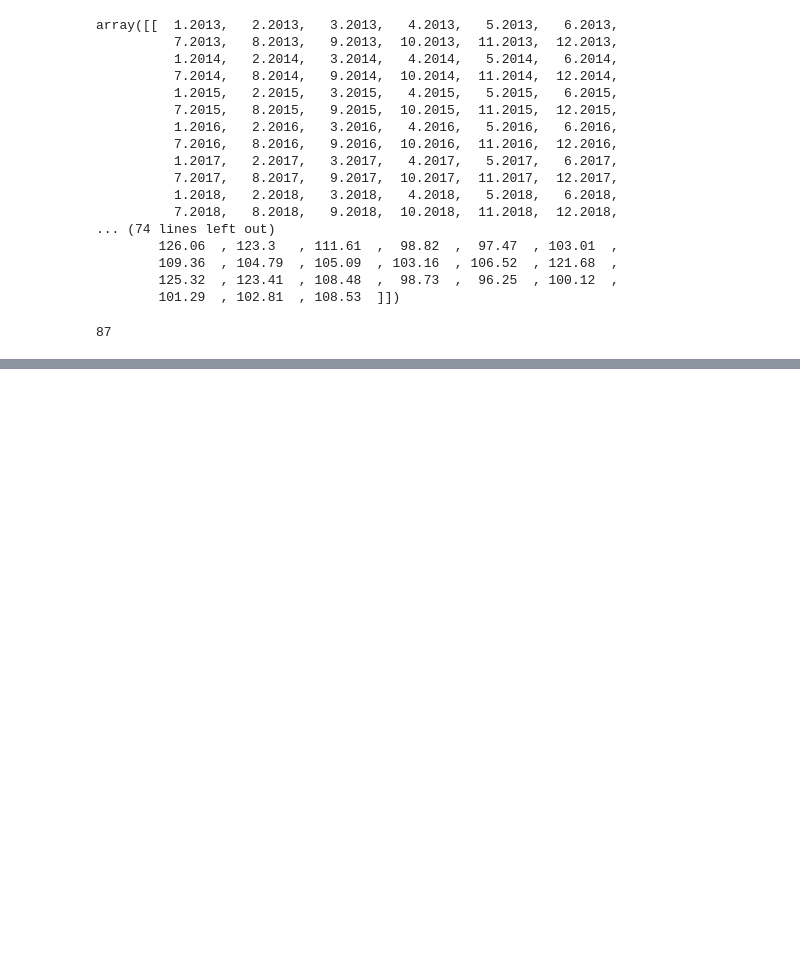
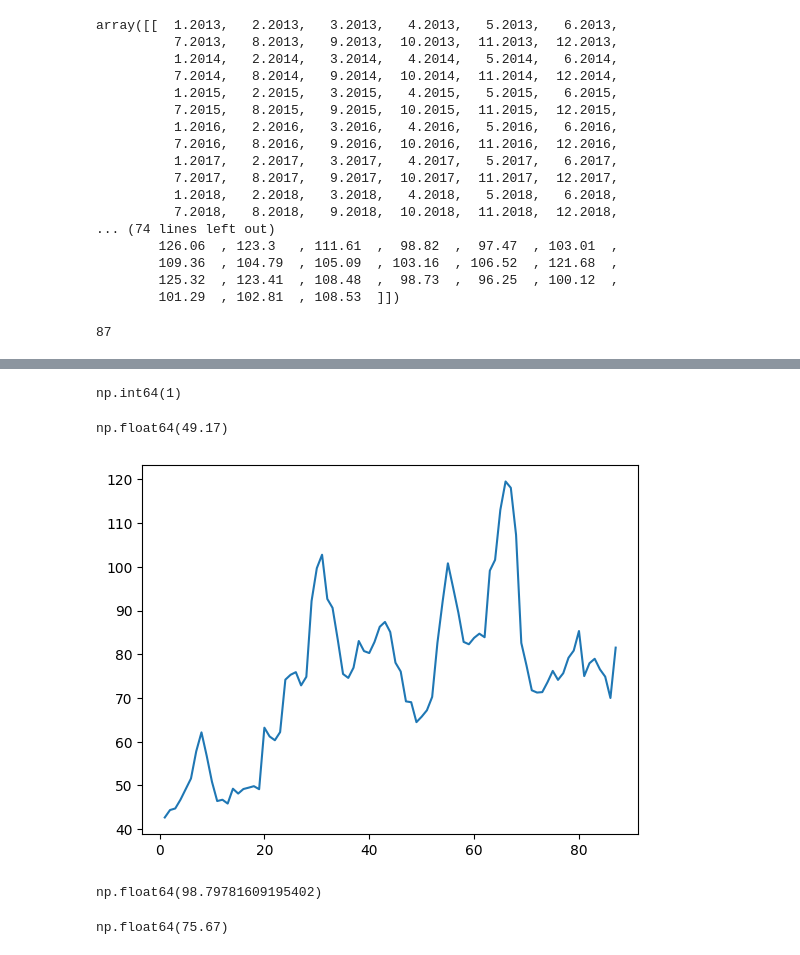
Before and after one commit to jmarantes/curso_numpy, a Jupyter notebook: Numpy_Curso.ipynb, the cells around one changed output, grey strips where cells are left out. Drawn from its saved outputs; the diff is of its cells as text; code cells hidden in the pictures; blank space fills up the shorter version.

```diff
--- a/Numpy_Curso.ipynb
+++ b/Numpy_Curso.ipynb
@@ -34,0 +192,25 @@ FileNotFoundError: https://raw.githubusercontent.com/jmarantes/curso_numpy/refs/
+# %%
+# Verificando a quantidade de valores nulos no array
+sum(np.isnan(Kaliningrad))
+# %% [output]
+np.int64(1)
+# %%
+# Tratando os valores nulos com interpolação
+(Kaliningrad[3] + Kaliningrad[5]) / 2
+# %% [output]
+np.float64(49.17)
+# %%
+Kaliningrad[4] = np.mean([Kaliningrad[3], Kaliningrad[5]]) # Substituindo o valor nulo pela média dos valores mais próximos do nulo (1 antes e 1 depois)
+# %%
+plt.plot(datas, Kaliningrad)
+plt.show()
+# %% [output]
+[figure, added]
+# %%
+np.mean(Moscow)
+# %% [output]
+np.float64(98.79781609195402)
+# %%
+np.median(Kaliningrad)
+# %% [output]
+np.float64(75.67)
```
Also changed, not shown: parts of 33 cells of this notebook, 3 other files.
